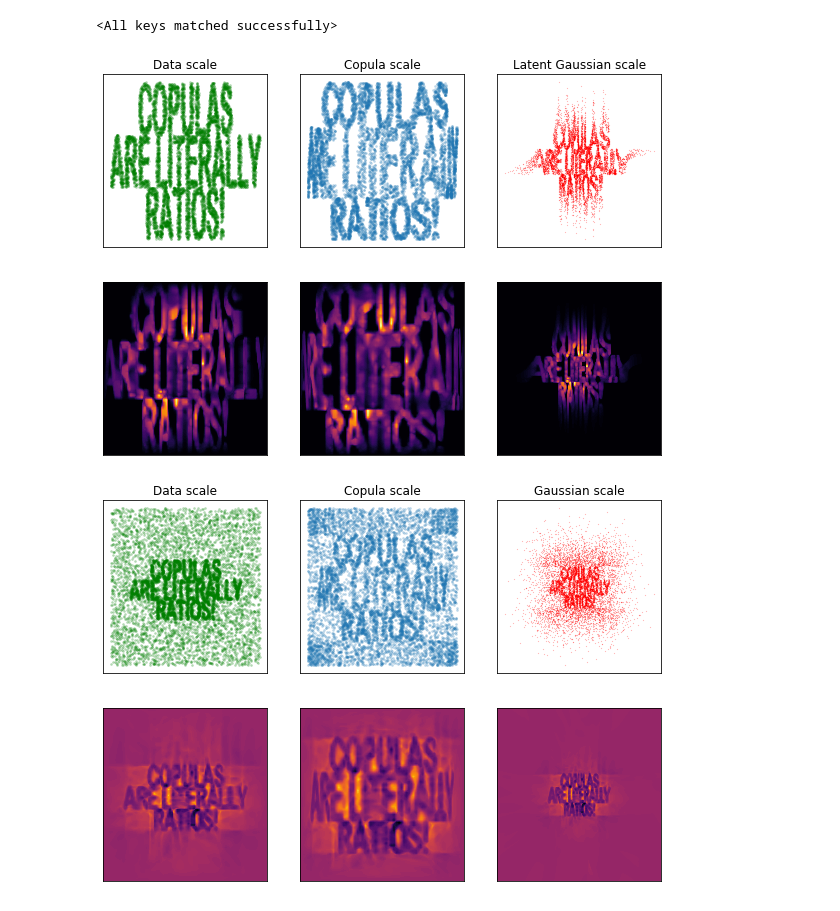
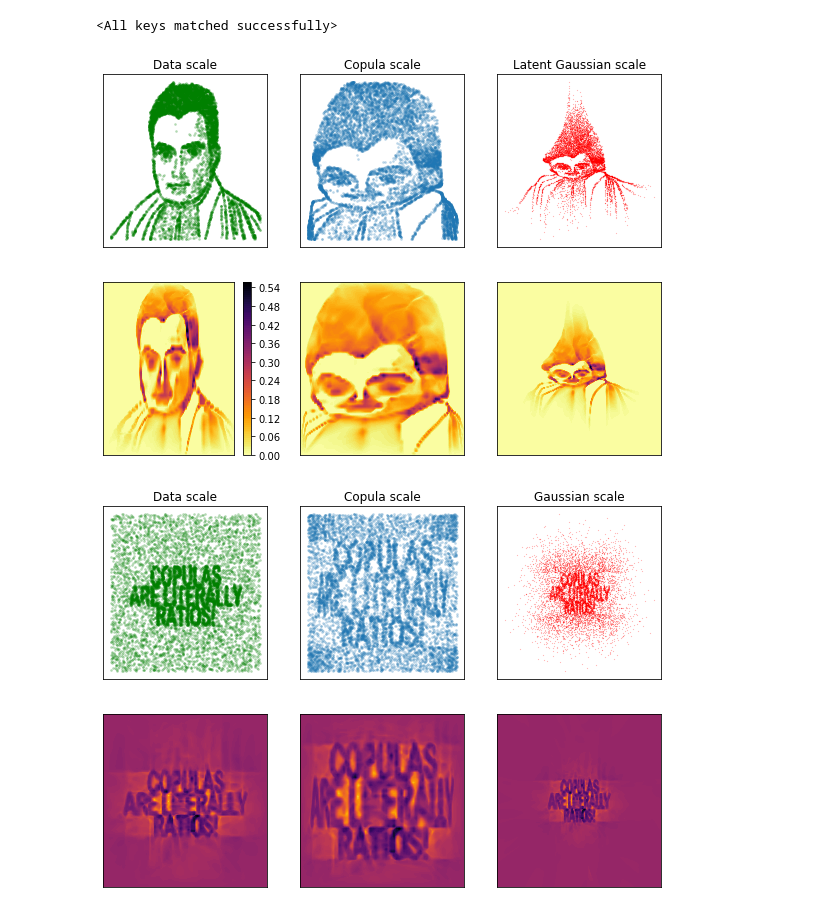
Before and after one commit to Huk-David/Ratio-Copula, a Jupyter notebook: Copula by Ratio Estimation/2d_exp/2d_single_image.ipynb, the cells around one changed output. Cells and saved outputs as stored; diff of their text form; code cells hidden in the pictures.

```diff
--- a/Copula by Ratio Estimation/2d_exp/2d_single_image.ipynb
+++ b/Copula by Ratio Estimation/2d_exp/2d_single_image.ipynb
@@ -74,7 +74,7 @@ start = time.time()
 
 import matplotlib.image as mpimg
 
-img=mpimg.imread('../copula_equals_ratio.png')#'emily1.jpg')#
+img=mpimg.imread('../bayes_image.png')#'emily1.jpg')#
 # convert to grayscale
 img = np.mean(img, axis=2)
 img = np.log(1e-2 +img / 6.0)
@@ -181,7 +181,7 @@ Epoch 0, loss 1.532726764678955
 # %%
 
 model.load_state_dict(
-torch.load('NNet_ratio_cop_simpleNNet_100Ks_50Ke_no_noise_10Kbatches.pt'))
+torch.load('NNet_ratio_bayes_simpleNNet_100Ks50Ke_5L_no_noise_10Kbatches.pt'))
 # %% [output]
 <All keys matched successfully>
 # %%
@@ -194,39 +194,39 @@ meshgrid = np.meshgrid(np.linspace(-4,4,200), np.linspace(-4,4,200))
 ratio_grid = model(tt(np.stack([meshgrid[0].flatten(), meshgrid[1].flatten()], axis=1)).float()).detach().numpy() # 1000x1000
 gauss = torch.distributions.MultivariateNormal(tt([0.,0.]), tt([[1.,0.],[0.,1.]])).log_prob(tt(np.stack([meshgrid[0].flatten(), meshgrid[1].flatten()], axis=1)).float()).exp().reshape(-1,1).detach().numpy()
 
-ratio_grid = np.clip(ratio_grid, a_min=-np.inf, a_max=4.)
+ratio_grid = np.clip(ratio_grid, a_min=-np.inf, a_max=5.)
 # Adjust the subplot configuration to 2 rows by 3 columns
 fig, ax = plt.subplots(2, 3, figsize=(10, 7))  # Adjusted for 6 plots
 
 # Original scatter plots
 
 ax[0, 0].scatter(data_p[:,0], data_p[:,1], s=3, c='green', alpha=0.2)
 ax[0, 1].scatter(u, v, s=3, alpha=0.2)
 #ax[0, 2].scatter(scs.norm.rvs(size=10000), scs.norm.rvs(size=10000), s=1, c='black')
 ax[0, 2].scatter(z1, z2, s=0.01, c='red')
 
 # Titles for each scatter plot
 ax[0, 0].set_title('Data scale')
 ax[0, 1].set_title('Copula scale')
 ax[0, 2].set_title('Latent Gaussian scale')
 # Remove ticks from contour plots
 for i in range(3):
     ax[0, i].set_xticks([])
     ax[0, i].set_yticks([])
 # Original contour plots with colorbars
 in_1 = scs.norm.cdf(meshgrid[0])#np.clip(,a_max=0.99999,a_min=0.00001)
 in_2 = scs.norm.cdf(meshgrid[1])#np.clip(,a_max=0.99999,a_min=0.00001)
 
-contour_set = ax[1, 0].contourf(inverted_cdf1(in_1),inverted_cdf2(in_2), (gauss* ratio_grid).reshape(200, 200),levels=100,cmap='inferno')
-contour_set = ax[1, 1].contourf(scs.norm.cdf(meshgrid[0]), scs.norm.cdf(meshgrid[1]), (gauss*ratio_grid).reshape(200, 200),levels=100,cmap='inferno')
-contour_set = ax[1, 2].contourf(meshgrid[0], meshgrid[1], (gauss*ratio_grid).reshape(200, 200),levels=100,cmap='inferno')
-#plt.colorbar(contour_set, ax=ax[1, 0])
+contour_set = ax[1, 0].contourf(inverted_cdf1(in_1),inverted_cdf2(in_2), (gauss* ratio_grid).reshape(200, 200),levels=100,cmap='inferno_r')
+contour_set = ax[1, 1].contourf(scs.norm.cdf(meshgrid[0]), scs.norm.cdf(meshgrid[1]), (gauss*ratio_grid).reshape(200, 200),levels=100,cmap='inferno_r')
+contour_set = ax[1, 2].contourf(meshgrid[0], meshgrid[1], (gauss*ratio_grid).reshape(200, 200),levels=100,cmap='inferno_r')
+plt.colorbar(contour_set, ax=ax[1, 0])
 # Remove ticks from contour plots
 for i in range(3):
     ax[1, i].set_xticks([])
     ax[1, i].set_yticks([])
 # %% [output]
-[figure, old version]
+[figure, new version]
 # %%
 import matplotlib.pyplot as plt
 import numpy as np
```
Also changed, not shown: parts of 3 cells of this notebook, 7 other files.
